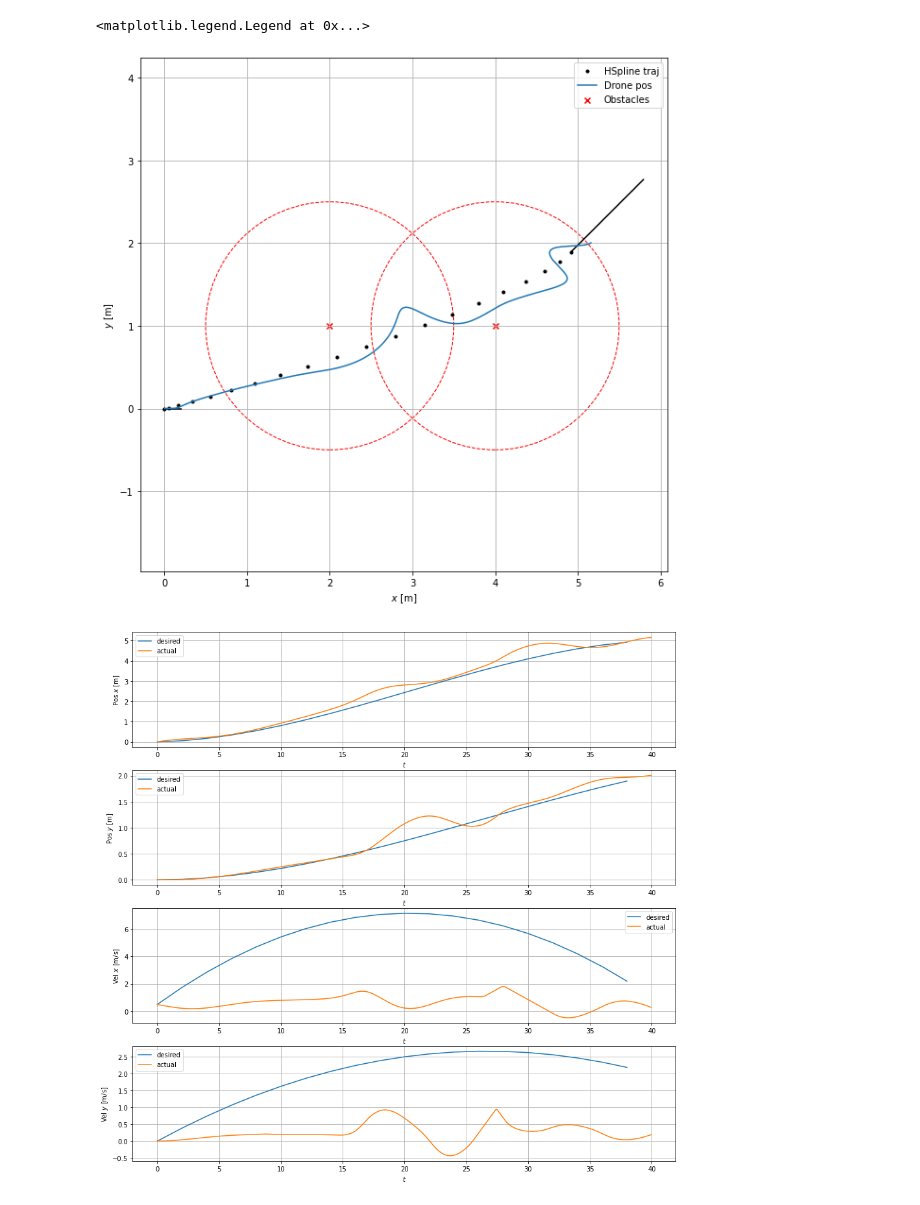
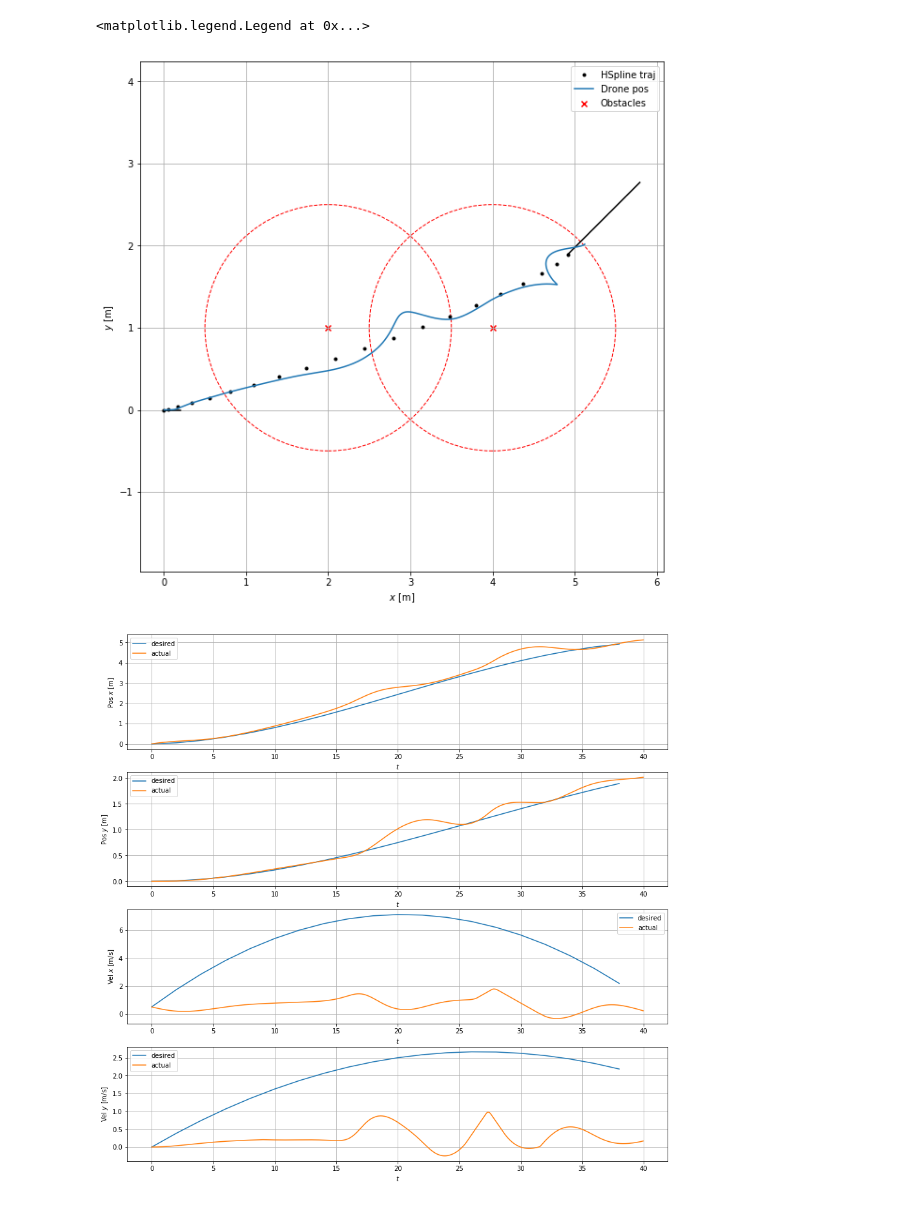
Before and after one commit to 3zuli/drone_trajectory_notebooks, a Jupyter notebook: hermite_new.ipynb, the cells around one changed output. Drawn from its saved outputs; the diff is of its cells as text; code cells hidden in the pictures.

```diff
--- a/hermite_new.ipynb
+++ b/hermite_new.ipynb
@@ -171,7 +175,7 @@ class Drone():
 
             # Trajectory tracking controller
             x_traj, v_traj = self.hspline.sample(self.t[step]/self.duration)
-            velocity_command = self.setpoint_gain * (x_traj - self.position) + self.velocity_ff_gain * v_traj
+            velocity_command = self.setpoint_gain * (x_traj - self.position) + self.velocity_ff_gain * (v_traj-self.velocity)
 
             # Obstacle avoidance
             for obstacle_pos in self.obstacles:
@@ -258,32 +262,32 @@ plt.legend()
 
 plt.subplot(412)
 plt.grid(True)
 plt.plot(hs_t_plot, hs.x[:, 1], label='desired')
 plt.plot(drone.t, drone.x[:, 1], label='actual')
 plt.xlabel('$t$')
 plt.ylabel('Pos $y$ [m]')
 plt.legend()
 
 plt.subplot(413)
 plt.grid(True)
 plt.plot(hs_t_plot, hs.v[:, 0], label='desired')
 plt.plot(drone.t, drone.v[:, 0], label='actual')
 plt.xlabel('$t$')
 plt.ylabel('Vel $x$ [m/s]')
 plt.legend()
 
 plt.subplot(414)
 plt.grid(True)
 plt.plot(hs_t_plot, hs.v[:, 1], label='desired')
 plt.plot(drone.t, drone.v[:, 1], label='actual')
 plt.xlabel('$t$')
 plt.ylabel('Vel $y$ [m/s]')
 plt.legend()
 # %% [output]
 0: origin=[0 0 0], origin_vel=[0.5 0.  0. ], dest=[5 2 0], dest_vel=[1 2 0], duration=20, dt=0.01 0
 1: origin=[5 2 0], origin_vel=[1 2 0], dest=[2 4 0], dest_vel=[-0.5  0.   0. ], duration=20, dt=0.01 20
 (20,) (20, 3) (20, 3)
 (800,) (800, 3) (800, 3)
 <matplotlib.legend.Legend at 0x...>
-[figure, old version]
+[figure, new version]
-[figure, old version]
+[figure, new version]
```
Also changed, not shown: parts of 6 cells of this notebook, 4 other files.
